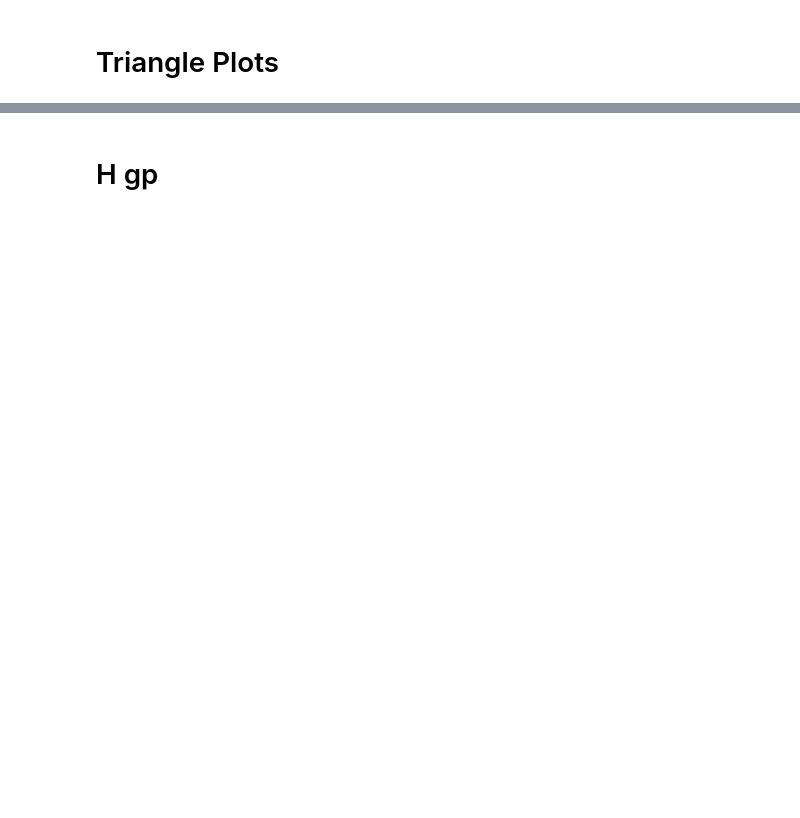
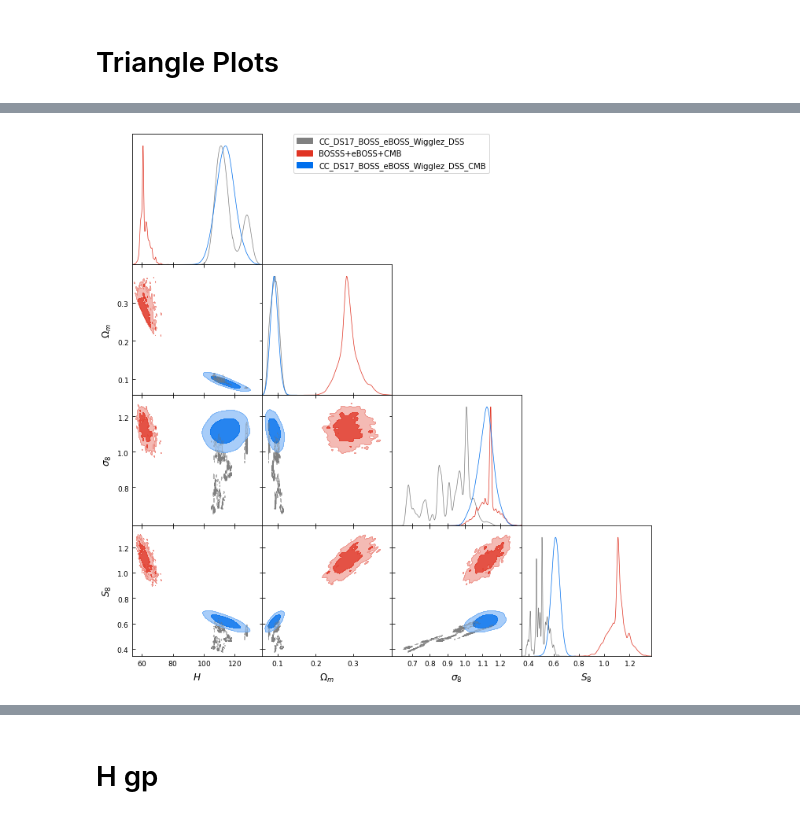
Before and after one commit to JaimeRZP/Growz, a Jupyter notebook: notebooks/plotting.ipynb, the cells around one changed output, grey strips where cells are left out. Saved outputs shown, nothing was run; the diff lists cells and outputs as text; code cells hidden in the pictures; blank space fills up the shorter version.

```diff
--- a/notebooks/plotting.ipynb
+++ b/notebooks/plotting.ipynb
@@ -177,0 +195,9 @@ See: https://matplotlib.org/users/legend_guide.html#creating-artists-specificall
+# %%
+g = plots.getSubplotPlotter(subplot_size=2.5)
+g.triangle_plot([ CC_DS17_BOSS_eBOSS_Wigglez_DSS_samples,
+                 BOSS_eBOSS_CMB_samples,
+                CC_DS17_BOSS_eBOSS_Wigglez_DSS_CMB_samples],
+                ['H0', 'Omega_m', 's80', 'S80'],
+                filled=True)
+g.export('/mnt/c/Users/Jaime/Desktop/PhD/gp_figures/triangle_data.pdf')
+# %% [output]
@@ -178,2 +210,3 @@ See: https://matplotlib.org/users/legend_guide.html#creating-artists-specificall
+[figure, added]
 # %%
 g = plots.getSubplotPlotter(subplot_size=2.5)
```
Also changed, not shown: parts of 23 cells of this notebook, 5 other files.
